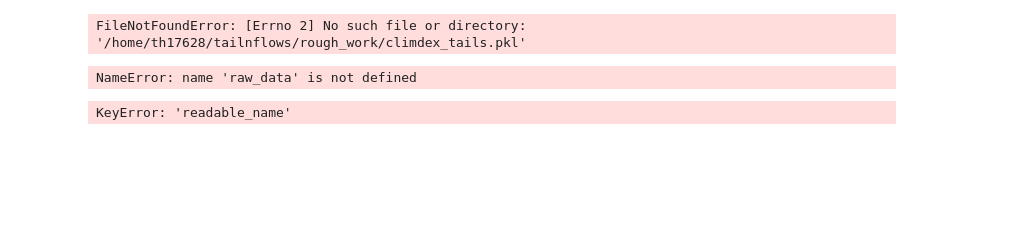
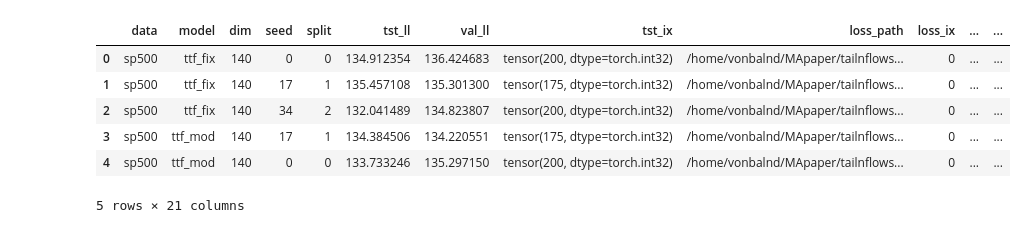
Before and after one commit to Lukas2412/tailnflows, a Jupyter notebook: experiments/density_estimation_real_data/results_analysis.ipynb, the cells around one changed output. Saved outputs shown, nothing was run; the diff lists cells and outputs as text; code cells hidden in the pictures; blank space fills up the shorter version.

```diff
--- a/experiments/density_estimation_real_data/results_analysis.ipynb
+++ b/experiments/density_estimation_real_data/results_analysis.ipynb
@@ -114,10 +147,3 @@ for label, runs in ttf_runs.items():
-# %%
-import pickle
-tail_path = '/home/th17628/tailnflows/rough_work/climdex_tails.pkl'
-with open(tail_path, 'rb') as f:
-    marginal_dfs = pickle.load(f)
-# %% [output]
-FileNotFoundError: [Errno 2] No such file or directory: '/home/th17628/tailnflows/rough_work/climdex_tails.pkl'
 # %%
 from pathlib import Path
 from tailnflows.utils import get_data_path
@@ -135,50 +163,12 @@ splits_and_tail = load_raw_data(tail_path)["experiment_data"][0]
-# %%
-rows = [
-    {
-        'model': label.split(' ')[0],
-        **data
-    }
-    for label, experiments in raw_data.items()
-    for data in experiments
-]
-# rows += [
-#     {
-#         'model': label.split(' ')[0]+ '_b8',
-#         **data
-#     }
-#     for label, experiments in raw_data_2.items()
-#     for data in experiments
-# ]
-# rows += [
-#     {
-#         'model': label.split(' ')[0]+ '_sinit',
-#         **data
-#     }
-#     for label, experiments in raw_data_3.items()
-#     for data in experiments
-# ]
-# rows += [
-#     {
-#         'model': label.split(' ')[0]+ '_d2',
-#         **data
-#     }
-#     for label, experiments in raw_data_4.items()
-#     for data in experiments
-# ]
-
-df = pd.DataFrame(rows)
-df['test_neg_ll_per_dim'] = df['tst_neg_ll'] / df['dim']
-df.head()
-name_map = {
-    'ttf_aff_u': 'TTF',
-    'ttf_fix_aff_u': 'TTF (fix)',
-    'mtaf': 'mTAF',
-    'gtaf': 'gTAF',
-}
-df['readable_name'] = df['model'].apply(lambda x: name_map.get(x, x))
-# %% [output]
-NameError: name 'raw_data' is not defined
-# %%
-df.groupby('readable_name').count()
-# %% [output]
-KeyError: 'readable_name'
+# %%
+# Add test NLL/dim as column
+df['test_neg_ll_per_dim'] = df['tst_ll'] / df['dim']
+df.head()
+# %% [output]
+|  | data | model | dim | seed | split | tst_ll | val_ll | tst_ix | loss_path | loss_ix | ... | ... |
+| 0 | sp500 | ttf_fix | 140 | 0 | 0 | 134.912354 | 136.424683 | tensor(200, dtype=torch.int32) | /home/vonbalnd/MApaper/tailnflows... | 0 | ... | ... |
+| 1 | sp500 | ttf_fix | 140 | 17 | 1 | 135.457108 | 135.301300 | tensor(175, dtype=torch.int32) | /home/vonbalnd/MApaper/tailnflows... | 0 | ... | ... |
+| 2 | sp500 | ttf_fix | 140 | 34 | 2 | 132.041489 | 134.823807 | tensor(200, dtype=torch.int32) | /home/vonbalnd/MApaper/tailnflows... | 0 | ... | ... |
+| 3 | sp500 | ttf_mod | 140 | 17 | 1 | 134.384506 | 134.220551 | tensor(175, dtype=torch.int32) | /home/vonbalnd/MApaper/tailnflows... | 0 | ... | ... |
+| 4 | sp500 | ttf_mod | 140 | 0 | 0 | 133.733246 | 135.297150 | tensor(200, dtype=torch.int32) | /home/vonbalnd/MApaper/tailnflows... | 0 | ... | ... |
+5 rows × 21 columns
```
Also changed, not shown: parts of 11 cells of this notebook.
